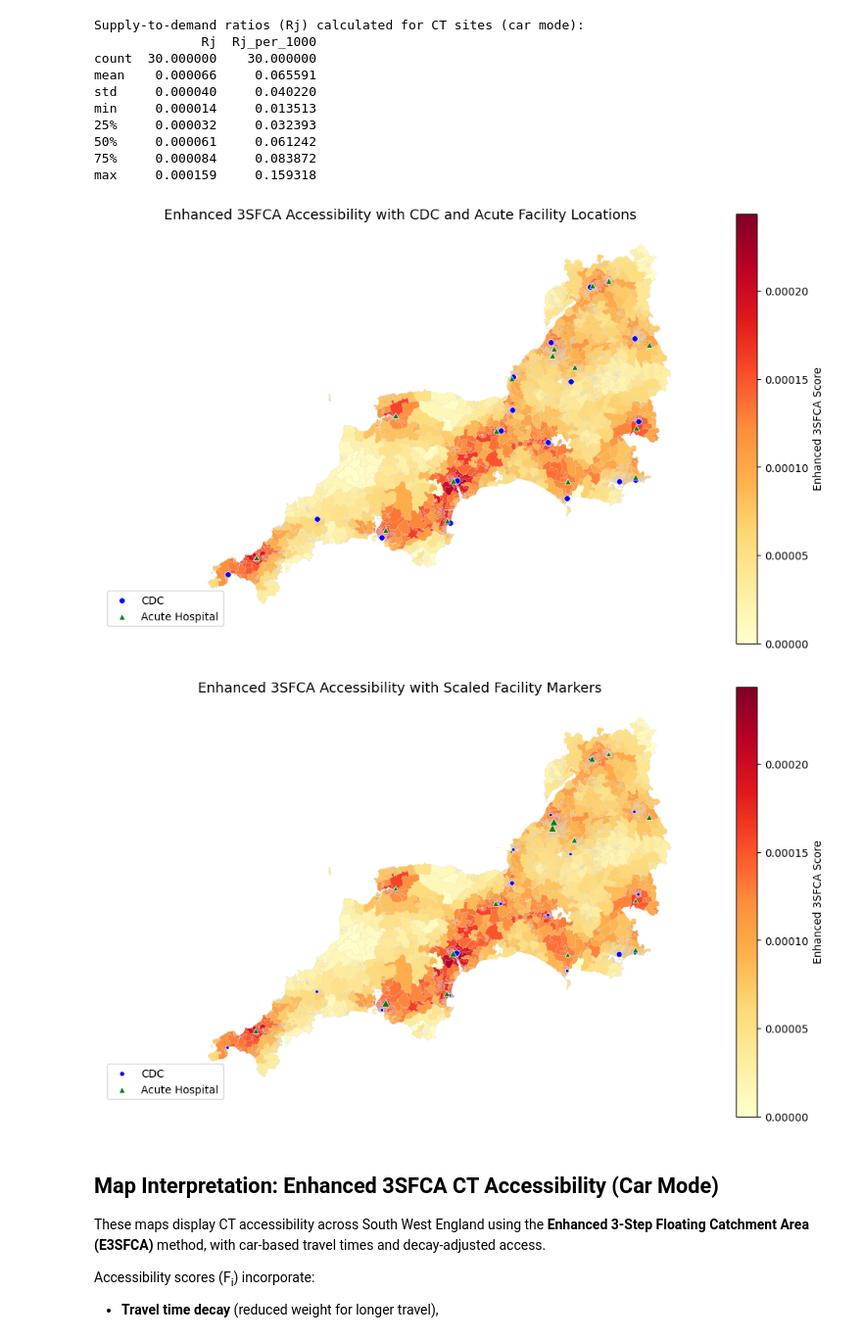
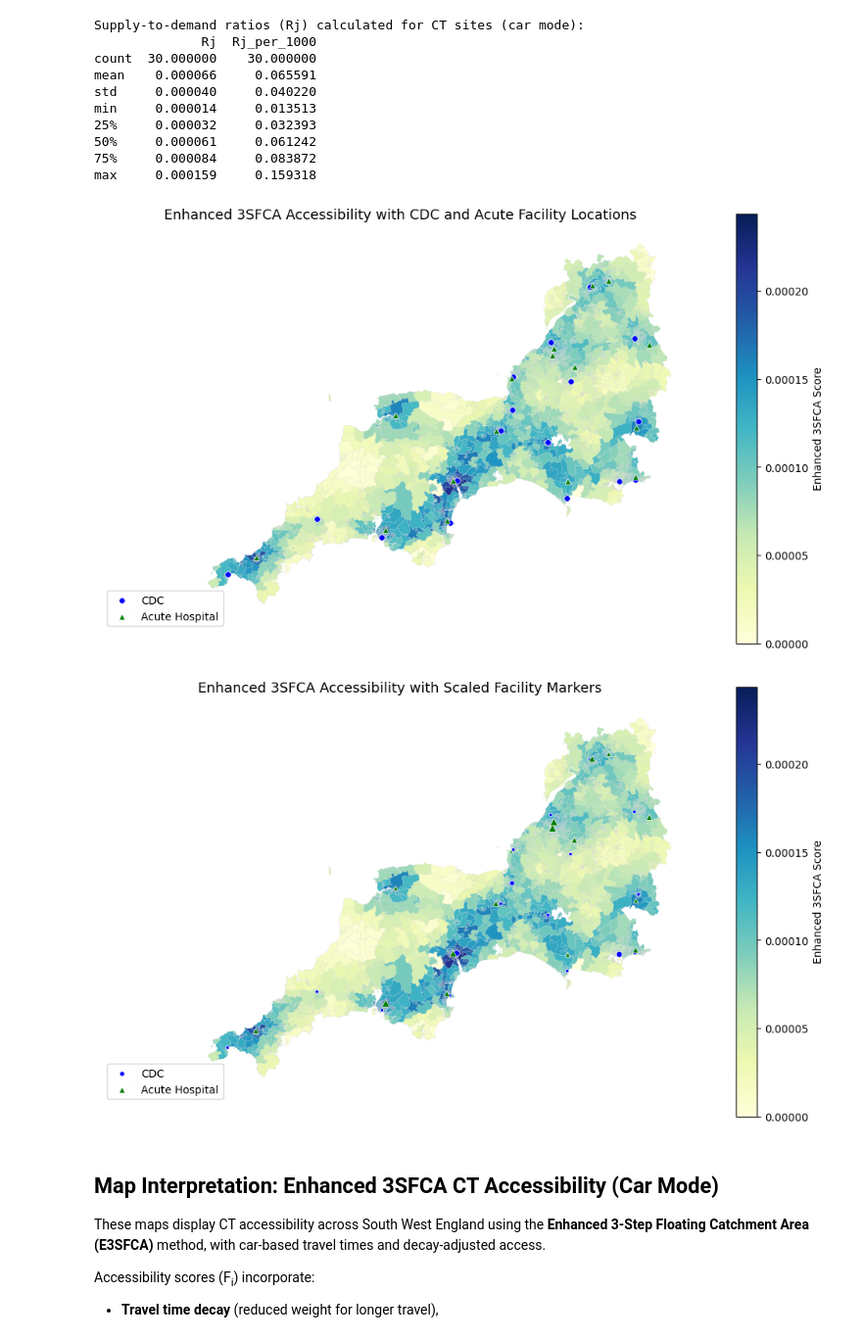
Before and after one commit to RossTylr/diagnostic-modality-demand, a Jupyter notebook: notebooks/05a_Enhanced_3-Step_Floating_Catchment_Area.ipynb, the cells around one changed output. Shown at 98% size. Drawn from its saved outputs; the diff is of its cells as text; code cells hidden in the pictures.

```diff
--- a/notebooks/05a_Enhanced_3-Step_Floating_Catchment_Area.ipynb
+++ b/notebooks/05a_Enhanced_3-Step_Floating_Catchment_Area.ipynb
@@ -370,6 +370,9 @@ gdf_lsoa["enhanced_3sfca_score"] = gdf_lsoa["enhanced_3sfca_score"].fillna(0)
 # ----------------------------------------------------------
 # Step 8 – Visualise Enhanced 3SFCA Accessibility + Facility Locations
 # ----------------------------------------------------------
+
+# (Optional) single place to change the colormap
+CMAP = "YlGnBu"
 
 # 8.1 – Load and clean
 cdc_df = pd.read_csv(cdc_path)
@@ -408,7 +411,7 @@ fig, ax = plt.subplots(figsize=(10, 6))
 # Plot 3SFCA accessibility choropleth
 gdf_lsoa.plot(
     column="enhanced_3sfca_score",
-    cmap="YlOrRd",
+    cmap=CMAP,  # <<< changed from "YlOrRd"
     linewidth=0.1,
     edgecolor="lightgrey",
     legend=True,
@@ -420,38 +423,40 @@ gdf_lsoa.plot(
 # Overlay CDCs (blue circles)
 cdc_gdf.plot(
     ax=ax,
     color="blue",
     markersize=30,
     label="CDC",
     marker="o",
     edgecolor="white",
     linewidth=0.5
 )
 
 # Overlay Acute hospitals (green triangles)
 acute_gdf.plot(
     ax=ax,
     color="green",
     markersize=30,
     label="Acute Hospital",
     marker="^",
     edgecolor="white",
     linewidth=0.5
 )
 
 # Final formatting
 ax.set_title("Enhanced 3SFCA Accessibility with CDC and Acute Facility Locations", fontsize=13)
 ax.axis("off")
 ax.legend(loc="lower left", frameon=True)
 plt.tight_layout()
 plt.savefig("enhanced_3sfca_with_facility_overlay.png", dpi=300, bbox_inches="tight")
 plt.show()
 # %% [output]
-[figure, old version]
+[figure, new version]
 # %%
 # ----------------------------------------------------------
 # Step 8a – Facility Marker Size Scaled by Scanner Count
 # ----------------------------------------------------------
+
+CMAP = "YlGnBu"  # optional: keep your colormap in one place
 
 # Use already processed GeoDataFrames from Step 8:
 # - gdf_lsoa (with enhanced_3sfca_score)
@@ -462,7 +467,7 @@ fig, ax = plt.subplots(figsize=(10, 6))
 # Choropleth of 3SFCA accessibility
 gdf_lsoa.plot(
     column="enhanced_3sfca_score",
-    cmap="YlOrRd",
+    cmap=CMAP,  # changed from "YlOrRd"
     linewidth=0.1,
     edgecolor="lightgrey",
     legend=True,
@@ -504,7 +509,7 @@ plt.tight_layout()
 plt.savefig("enhanced_3sfca_scaled_markers.png", dpi=300, bbox_inches="tight")
 plt.show()
 # %% [output]
-[figure, old version]
+[figure, new version]
 # %% [markdown]
 ## Map Interpretation: Enhanced 3SFCA CT Accessibility (Car Mode)
 
```
Also changed, not shown: 8 other files.
